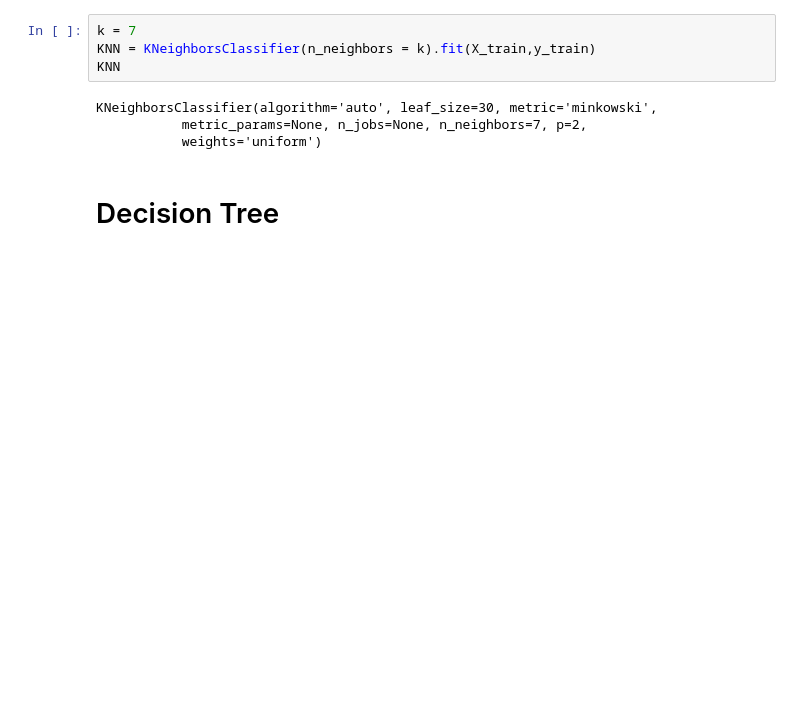
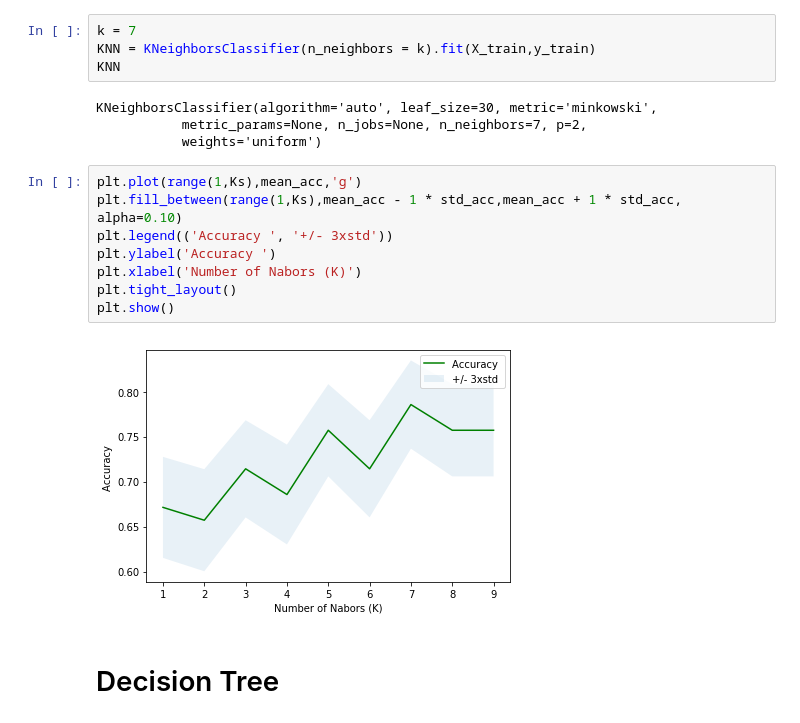
Before and after one commit to Sowmik23/ML_with_Python, a Jupyter notebook: Machine_Learning_with_Python.ipynb, the cells around one changed output. Cells and saved outputs as stored; diff of their text form; blank space fills up the shorter version.

Commit message:
Resolving all report and graph Published from Watson Studio.

```diff
--- a/Machine_Learning_with_Python.ipynb
+++ b/Machine_Learning_with_Python.ipynb
@@ -331,6 +331,16 @@ KNN
 KNeighborsClassifier(algorithm='auto', leaf_size=30, metric='minkowski',
            metric_params=None, n_jobs=None, n_neighbors=7, p=2,
            weights='uniform')
+# %%
+plt.plot(range(1,Ks),mean_acc,'g')
+plt.fill_between(range(1,Ks),mean_acc - 1 * std_acc,mean_acc + 1 * std_acc, alpha=0.10)
+plt.legend(('Accuracy ', '+/- 3xstd'))
+plt.ylabel('Accuracy ')
+plt.xlabel('Number of Nabors (K)')
+plt.tight_layout()
+plt.show()
+# %% [output]
+[figure, added]
 # %% [markdown]
 # Decision Tree
 # %%
```
Also changed, not shown: parts of 15 cells of this notebook.
